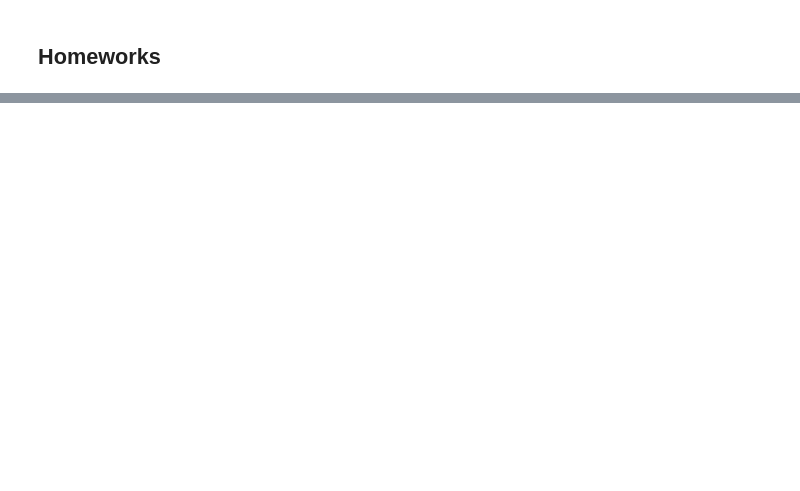
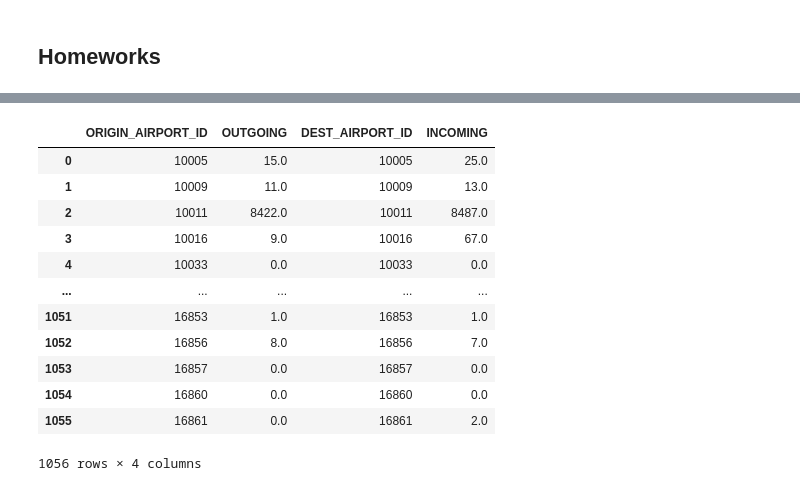
Before and after one commit to tomorrowdata/machine-learning-course-notebooks, a Jupyter notebook: solved/Hands-On 1 Pandas Tutorial Live 11-11-20.ipynb, the cells around one changed output, grey strips where cells are left out. Cells and saved outputs as stored; diff of their text form; code cells hidden in the pictures; blank space fills up the shorter version.

```diff
--- a/solved/Hands-On 1 Pandas Tutorial Live 11-11-20.ipynb
+++ b/solved/Hands-On 1 Pandas Tutorial Live 11-11-20.ipynb
@@ -1451,0 +995,16 @@ cat: write error: Broken pipe
+# %%
+df_out_incom
+# %% [output]
+|  | ORIGIN_AIRPORT_ID | OUTGOING | DEST_AIRPORT_ID | INCOMING |
+| 0 | 10005 | 15.0 | 10005 | 25.0 |
+| 1 | 10009 | 11.0 | 10009 | 13.0 |
+| 2 | 10011 | 8422.0 | 10011 | 8487.0 |
+| 3 | 10016 | 9.0 | 10016 | 67.0 |
+| 4 | 10033 | 0.0 | 10033 | 0.0 |
+| ... | ... | ... | ... | ... |
+| 1051 | 16853 | 1.0 | 16853 | 1.0 |
+| 1052 | 16856 | 8.0 | 16856 | 7.0 |
+| 1053 | 16857 | 0.0 | 16857 | 0.0 |
+| 1054 | 16860 | 0.0 | 16860 | 0.0 |
+| 1055 | 16861 | 0.0 | 16861 | 2.0 |
+1056 rows × 4 columns
```
Also changed, not shown: parts of 116 cells of this notebook, 1 other file.
